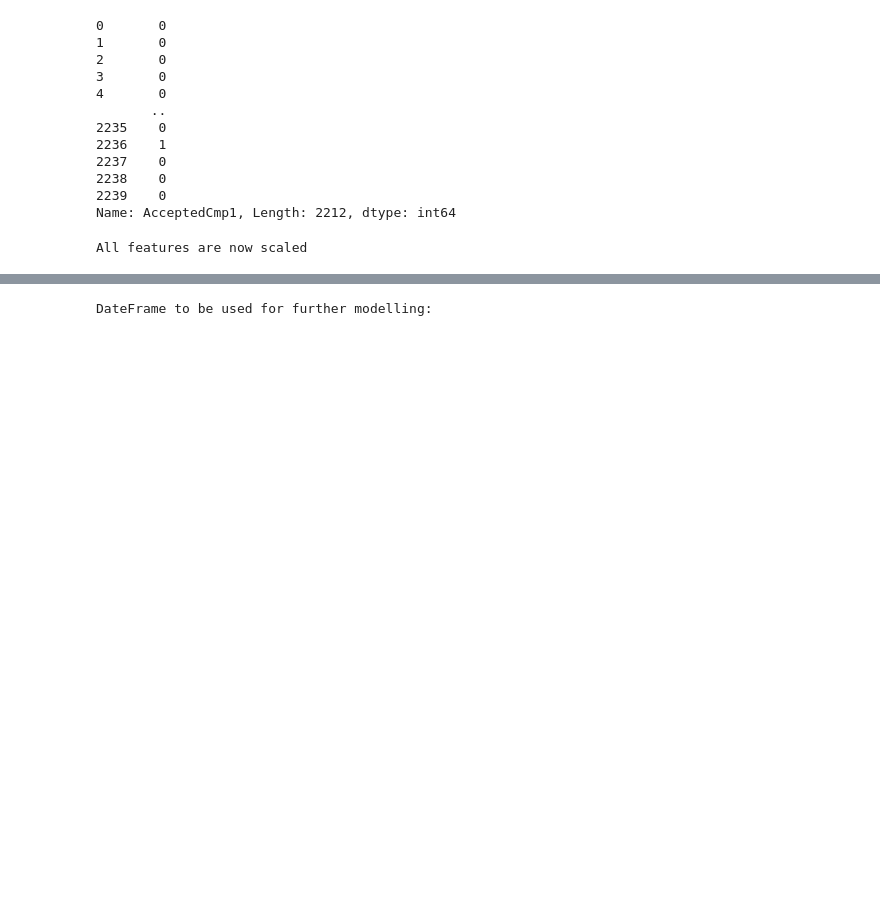
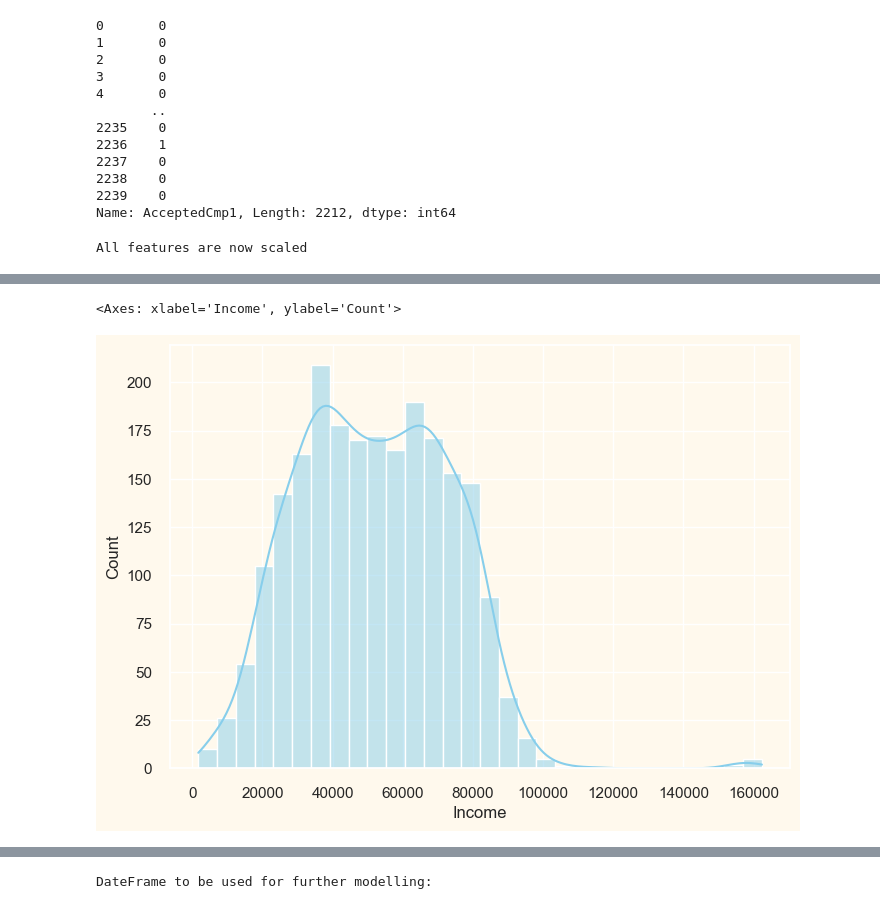
Before and after one commit to baohuy2209/customer-segmentation, a Jupyter notebook: k-means.ipynb, the cells around one changed output, grey strips where cells are left out. Drawn from its saved outputs; the diff is of its cells as text; code cells hidden in the pictures; blank space fills up the shorter version.

```diff
--- a/k-means.ipynb
+++ b/k-means.ipynb
@@ -460,0 +505,5 @@ All features are now scaled
+# %%
+sns.histplot(ds['Income'], kde=True, bins=30, color='skyblue')
+# %% [output]
+<Axes: xlabel='Income', ylabel='Count'>
+[figure, added]
```
Also changed, not shown: parts of 18 cells of this notebook, 9 other files.
